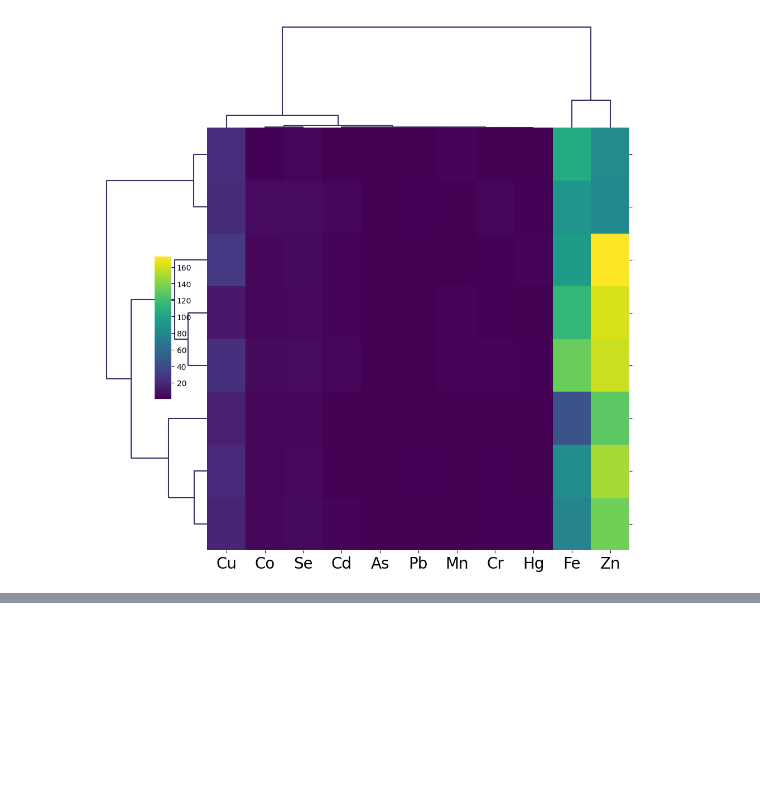
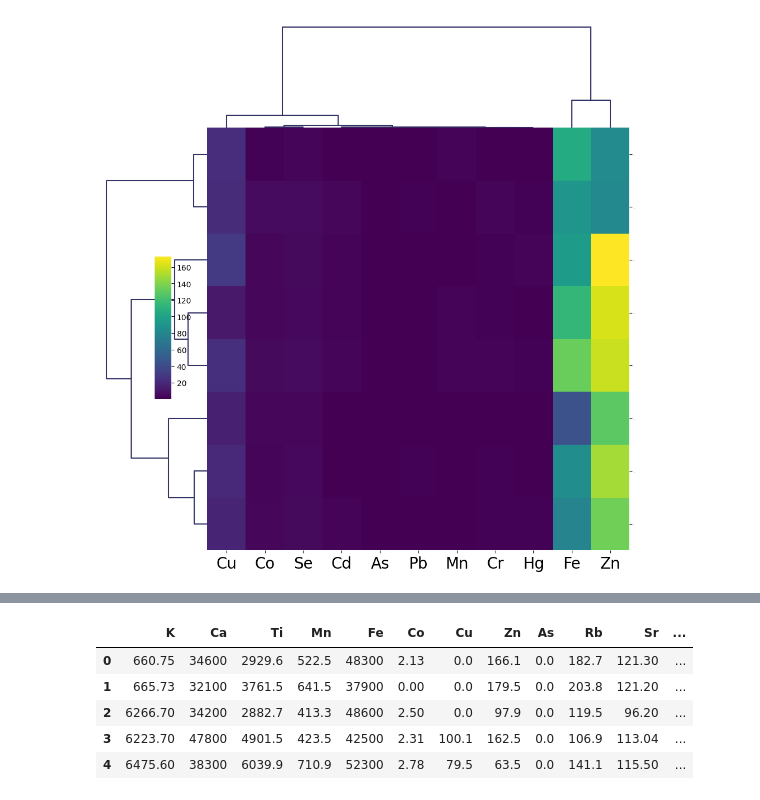
Before and after one commit to rakibhhridoy/Research, a Jupyter notebook: DhaleshwariFish/Python/ClusterAnalysis.ipynb, the cells around one changed output, grey strips where cells are left out. Cells and saved outputs as stored; diff of their text form; code cells hidden in the pictures; blank space fills up the shorter version.

```diff
--- a/DhaleshwariFish/Python/ClusterAnalysis.ipynb
+++ b/DhaleshwariFish/Python/ClusterAnalysis.ipynb
@@ -344,0 +358,11 @@ plt.show()
+# %%
+df.drop(columns="Sample No.", inplace= True)
+# %%
+df.head()
+# %% [output]
+|  | K | Ca | Ti | Mn | Fe | Co | Cu | Zn | As | Rb | Sr | ... |
+| 0 | 660.75 | 34600 | 2929.6 | 522.5 | 48300 | 2.13 | 0.0 | 166.1 | 0.0 | 182.7 | 121.30 | ... |
+| 1 | 665.73 | 32100 | 3761.5 | 641.5 | 37900 | 0.00 | 0.0 | 179.5 | 0.0 | 203.8 | 121.20 | ... |
+| 2 | 6266.70 | 34200 | 2882.7 | 413.3 | 48600 | 2.50 | 0.0 | 97.9 | 0.0 | 119.5 | 96.20 | ... |
+| 3 | 6223.70 | 47800 | 4901.5 | 423.5 | 42500 | 2.31 | 100.1 | 162.5 | 0.0 | 106.9 | 113.04 | ... |
+| 4 | 6475.60 | 38300 | 6039.9 | 710.9 | 52300 | 2.78 | 79.5 | 63.5 | 0.0 | 141.1 | 115.50 | ... |
```
Also changed, not shown: parts of 8 cells of this notebook.
